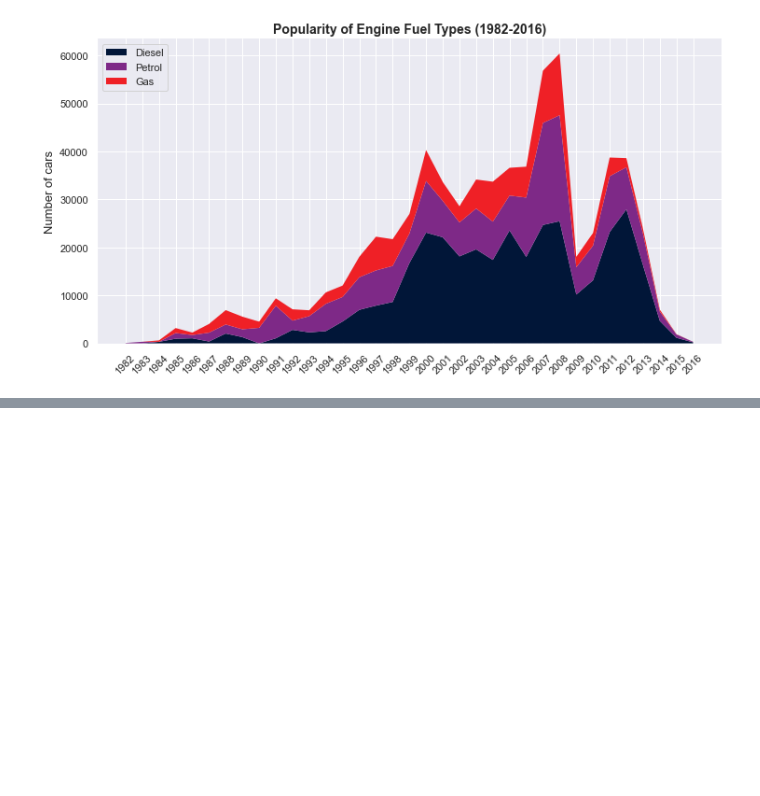
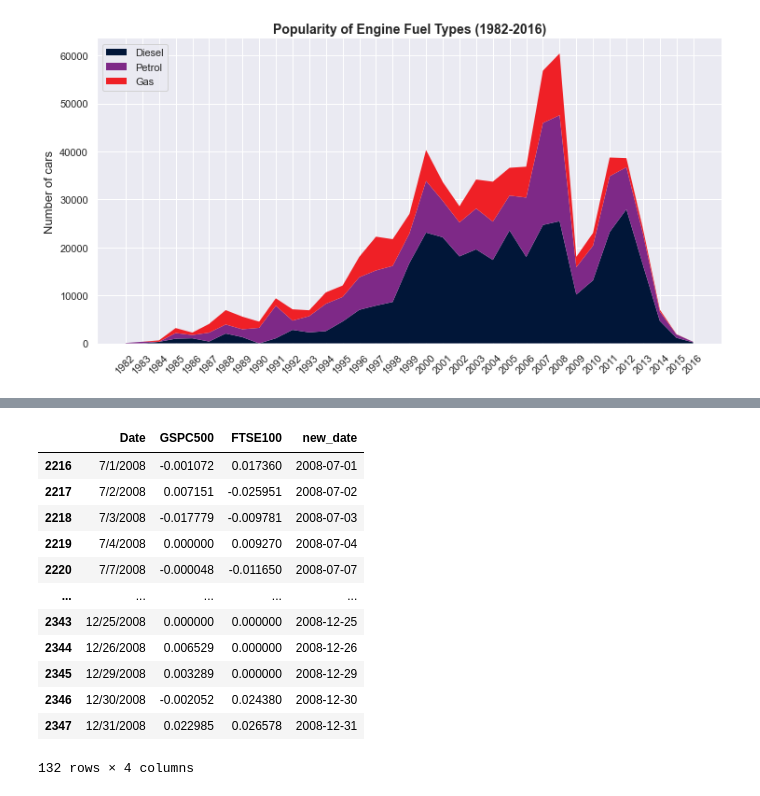
Before and after one commit to anantcodes/Data-Analysis, a Jupyter notebook: Data Visualization.ipynb, the cells around one changed output, grey strips where cells are left out. Saved outputs shown, nothing was run; the diff lists cells and outputs as text; code cells hidden in the pictures; blank space fills up the shorter version.

```diff
--- a/Data Visualization.ipynb
+++ b/Data Visualization.ipynb
@@ -186,0 +239,18 @@ plt.show()
+# %%
+df_spx_ftse_H2_08 = df_spx_ftse_00_10[(df_spx_ftse_00_10.new_date >= '2008-07-01') &
+                                      (df_spx_ftse_00_10.new_date <= '2008-12-31')]
+df_spx_ftse_H2_08
+# %% [output]
+|  | Date | GSPC500 | FTSE100 | new_date |
+| 2216 | 7/1/2008 | -0.001072 | 0.017360 | 2008-07-01 |
+| 2217 | 7/2/2008 | 0.007151 | -0.025951 | 2008-07-02 |
+| 2218 | 7/3/2008 | -0.017779 | -0.009781 | 2008-07-03 |
+| 2219 | 7/4/2008 | 0.000000 | 0.009270 | 2008-07-04 |
+| 2220 | 7/7/2008 | -0.000048 | -0.011650 | 2008-07-07 |
+| ... | ... | ... | ... | ... |
+| 2343 | 12/25/2008 | 0.000000 | 0.000000 | 2008-12-25 |
+| 2344 | 12/26/2008 | 0.006529 | 0.000000 | 2008-12-26 |
+| 2345 | 12/29/2008 | 0.003289 | 0.000000 | 2008-12-29 |
+| 2346 | 12/30/2008 | -0.002052 | 0.024380 | 2008-12-30 |
+| 2347 | 12/31/2008 | 0.022985 | 0.026578 | 2008-12-31 |
+132 rows × 4 columns
```
Also changed, not shown: parts of 6 cells of this notebook, 1 other file.
